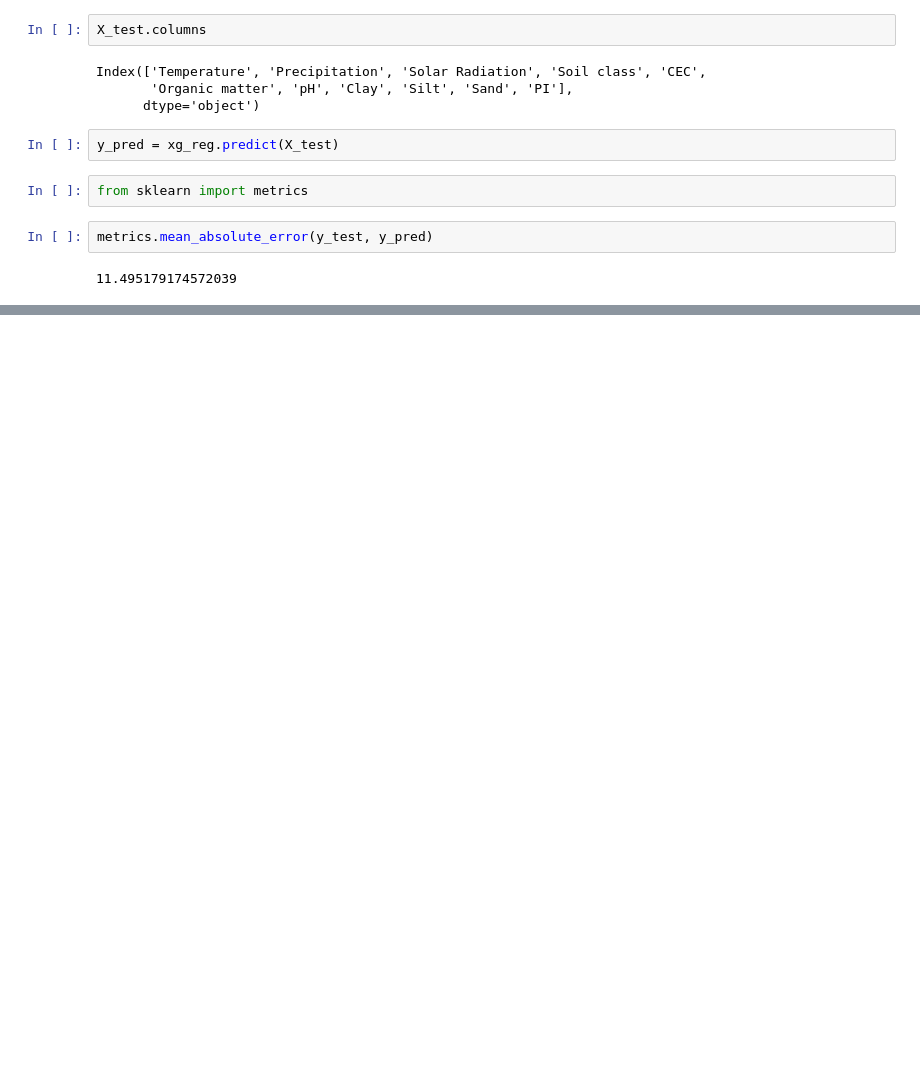
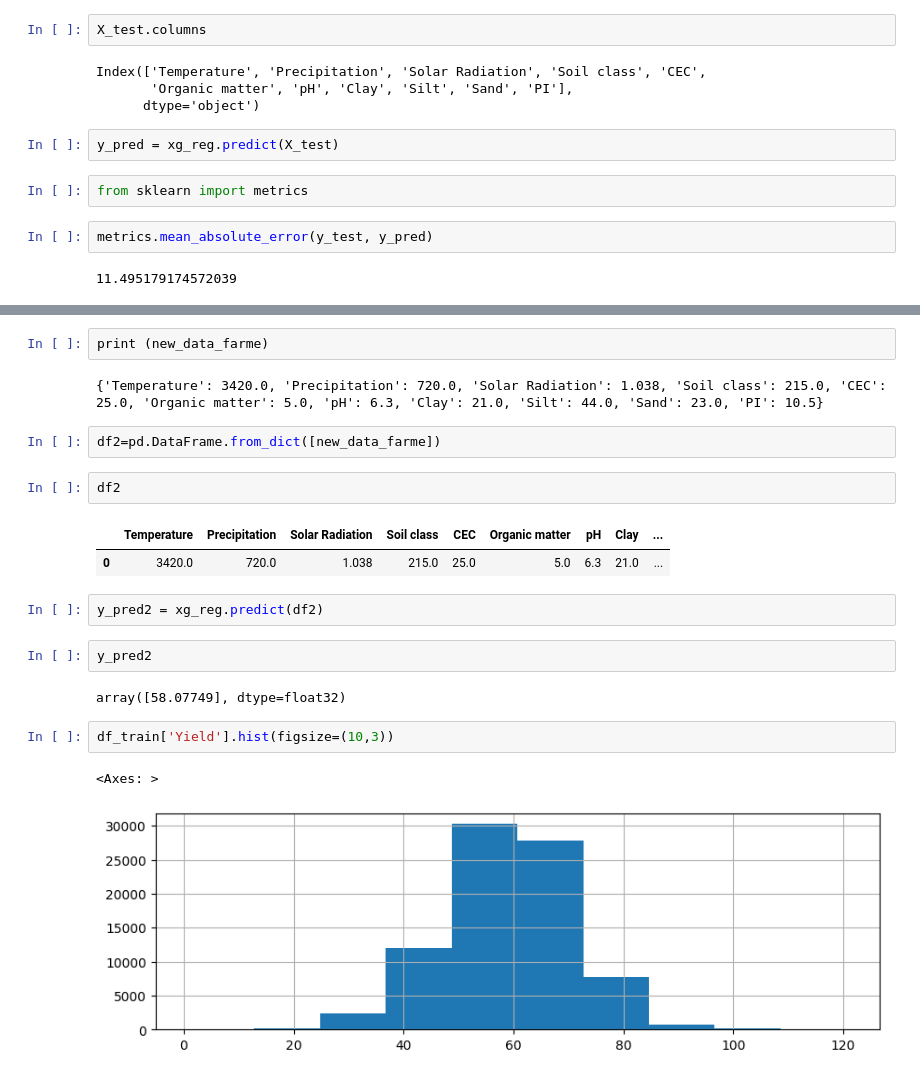
Before and after one commit to jamal221/Machine_Learning_Project, a Jupyter notebook: Helping_Farmer_XGboost.ipynb, the cells around one changed output, grey strips where cells are left out. Cells and saved outputs as stored; diff of their text form; blank space fills up the shorter version.

```diff
--- a/Helping_Farmer_XGboost.ipynb
+++ b/Helping_Farmer_XGboost.ipynb
@@ -279,0 +352,22 @@ metrics.mean_absolute_error(y_test, y_pred)
+# %%
+print (new_data_farme)
+# %% [output]
+{'Temperature': 3420.0, 'Precipitation': 720.0, 'Solar Radiation': 1.038, 'Soil class': 215.0, 'CEC': 25.0, 'Organic matter': 5.0, 'pH': 6.3, 'Clay': 21.0, 'Silt': 44.0, 'Sand': 23.0, 'PI': 10.5}
+# %%
+df2=pd.DataFrame.from_dict([new_data_farme])
+# %%
+df2
+# %% [output]
+|  | Temperature | Precipitation | Solar Radiation | Soil class | CEC | Organic matter | pH | Clay | ... |
+| 0 | 3420.0 | 720.0 | 1.038 | 215.0 | 25.0 | 5.0 | 6.3 | 21.0 | ... |
+# %%
+y_pred2 = xg_reg.predict(df2)
+# %%
+y_pred2
+# %% [output]
+array([58.07749], dtype=float32)
+# %%
+df_train['Yield'].hist(figsize=(10,3))
+# %% [output]
+<Axes: >
+[figure, added]
```
Also changed, not shown: parts of 7 cells of this notebook.
